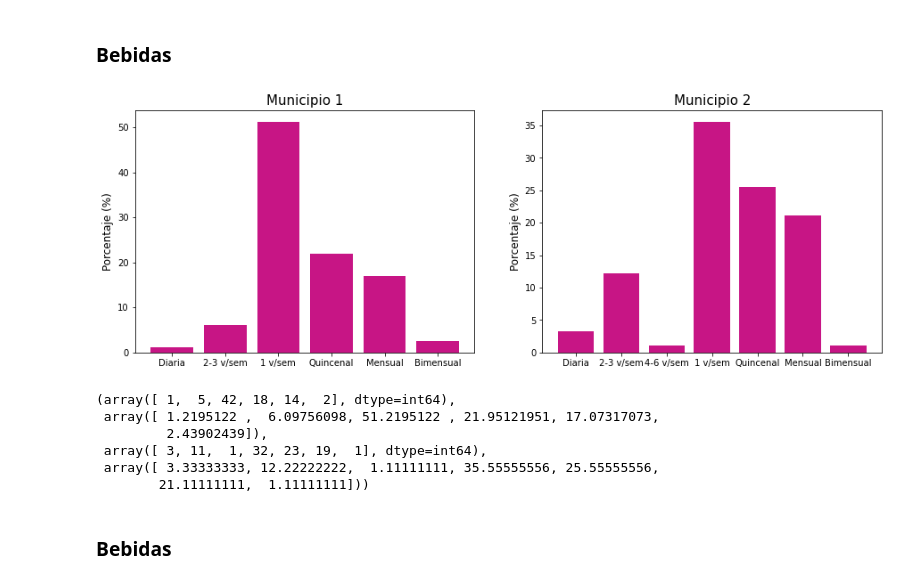
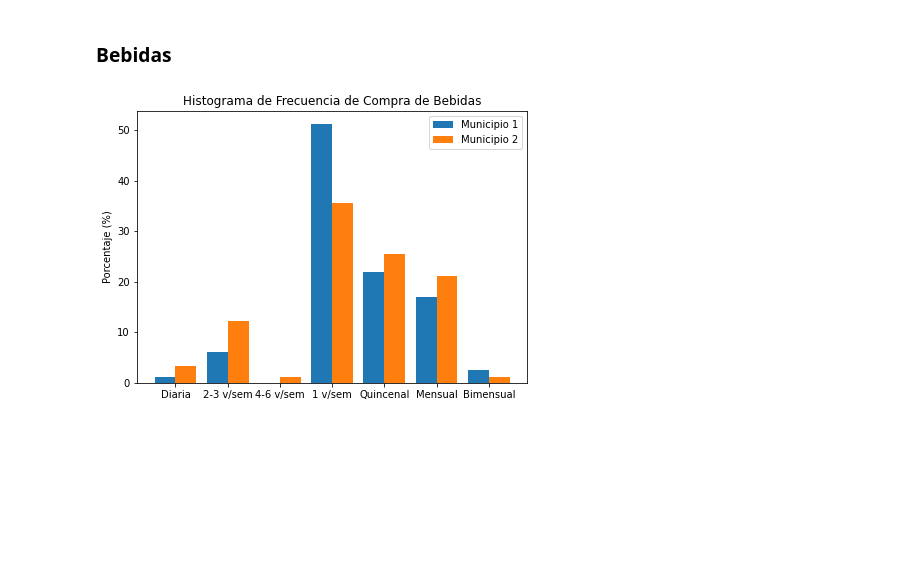
Before and after one commit to RosalynD/Consumo, a Jupyter notebook: Graficos.ipynb, the cells around one changed output. Drawn from its saved outputs; the diff is of its cells as text; code cells hidden in the pictures; blank space fills up the shorter version.

```diff
--- a/Graficos.ipynb
+++ b/Graficos.ipynb
@@ -590,14 +577,8 @@ pltfig(galletas_1, galletas_2, 'fc')
 # %%
 agua_1 = bebidas[0][bebidas[0].columns[1]]
 agua_2 = bebidas[1][bebidas[1].columns[1]]
-pltfig(agua_1, agua_2, 'fc')
+f1, p1, cod1, f2, p2, cod2 =  pltfig(agua_1 , agua_2, 'fc', plot=False)
+f1, p1, f2, p2, cod, names = normal(cod1, f1, p1, cod2, f2, p2, 'fc')
+subcategorybar(names, [p1, p2], ya='P', title='Histograma de Frecuencia de Compra de Bebidas')
 # %% [output]
-[figure, old version]
+[figure, new version]
-(array([ 1,  5, 42, 18, 14,  2], dtype=int64),
- array([ 1.2195122 ,  6.09756098, 51.2195122 , 21.95121951, 17.07317073,
-         2.43902439]),
- array([ 3, 11,  1, 32, 23, 19,  1], dtype=int64),
- array([ 3.33333333, 12.22222222,  1.11111111, 35.55555556, 25.55555556,
-        21.11111111,  1.11111111]))
-# %% [markdown]
-### Bebidas
```
Also changed, not shown: parts of 49 cells of this notebook, 2 other files.
